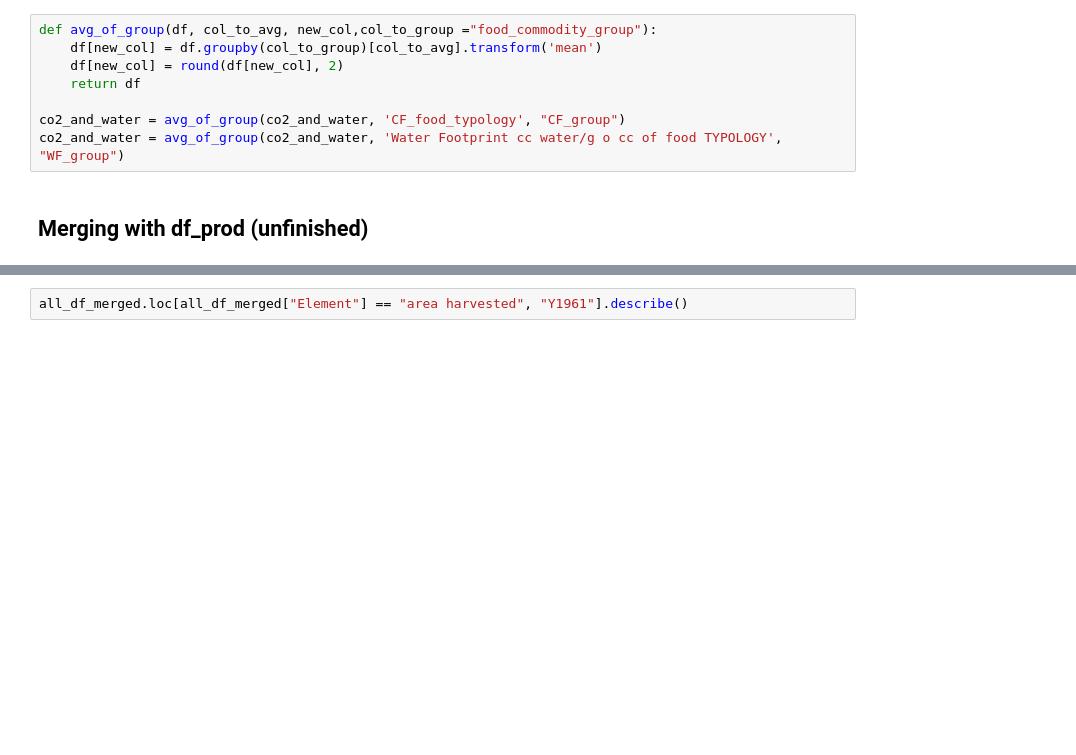
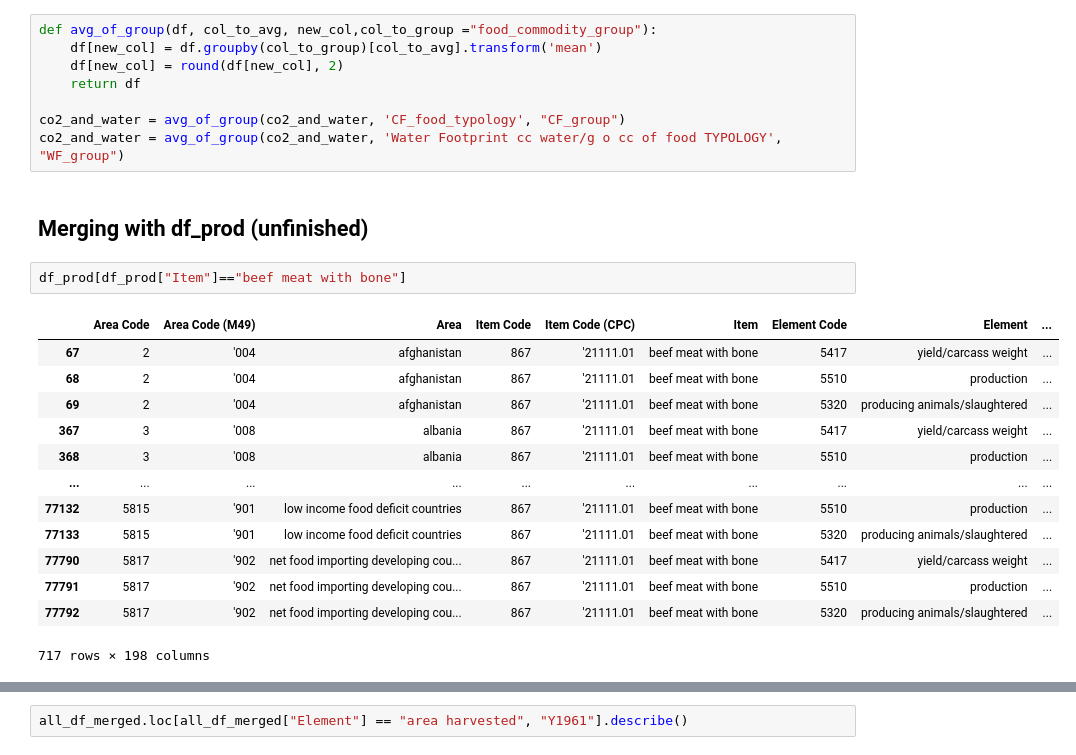
Before and after one commit to com-480-data-visualization/com480-project-colocaviz, a Jupyter notebook: merging_of_dataset.ipynb, the cells around one changed output, grey strips where cells are left out. Cells and saved outputs as stored; diff of their text form; blank space fills up the shorter version.

Commit message:
adding meat in a ugly way

```diff
--- a/merging_of_dataset.ipynb
+++ b/merging_of_dataset.ipynb
@@ -238,6 +238,22 @@ co2_and_water = avg_of_group(co2_and_water, 'CF_food_typology', "CF_group")
 co2_and_water = avg_of_group(co2_and_water, 'Water Footprint cc water/g o cc of food TYPOLOGY', "WF_group")
 # %% [markdown]
 ## Merging with df_prod (unfinished)
+# %%
+df_prod[df_prod["Item"]=="beef meat with bone"]
+# %% [output]
+|  | Area Code | Area Code (M49) | Area | Item Code | Item Code (CPC) | Item | Element Code | Element | ... |
+| 67 | 2 | '004 | afghanistan | 867 | '21111.01 | beef meat with bone | 5417 | yield/carcass weight | ... |
+| 68 | 2 | '004 | afghanistan | 867 | '21111.01 | beef meat with bone | 5510 | production | ... |
+| 69 | 2 | '004 | afghanistan | 867 | '21111.01 | beef meat with bone | 5320 | producing animals/slaughtered | ... |
+| 367 | 3 | '008 | albania | 867 | '21111.01 | beef meat with bone | 5417 | yield/carcass weight | ... |
+| 368 | 3 | '008 | albania | 867 | '21111.01 | beef meat with bone | 5510 | production | ... |
+| ... | ... | ... | ... | ... | ... | ... | ... | ... | ... |
+| 77132 | 5815 | '901 | low income food deficit countries | 867 | '21111.01 | beef meat with bone | 5510 | production | ... |
+| 77133 | 5815 | '901 | low income food deficit countries | 867 | '21111.01 | beef meat with bone | 5320 | producing animals/slaughtered | ... |
+| 77790 | 5817 | '902 | net food importing developing cou... | 867 | '21111.01 | beef meat with bone | 5417 | yield/carcass weight | ... |
+| 77791 | 5817 | '902 | net food importing developing cou... | 867 | '21111.01 | beef meat with bone | 5510 | production | ... |
+| 77792 | 5817 | '902 | net food importing developing cou... | 867 | '21111.01 | beef meat with bone | 5320 | producing animals/slaughtered | ... |
+717 rows × 198 columns
 # %%
 # Your original inner merge
 all_df_merged = co2_and_water.merge(df_prod, left_on = "food_commodity_item",right_on= "Item",  how='inner')
```
Also changed, not shown: parts of 6 cells of this notebook, 1 other file.
